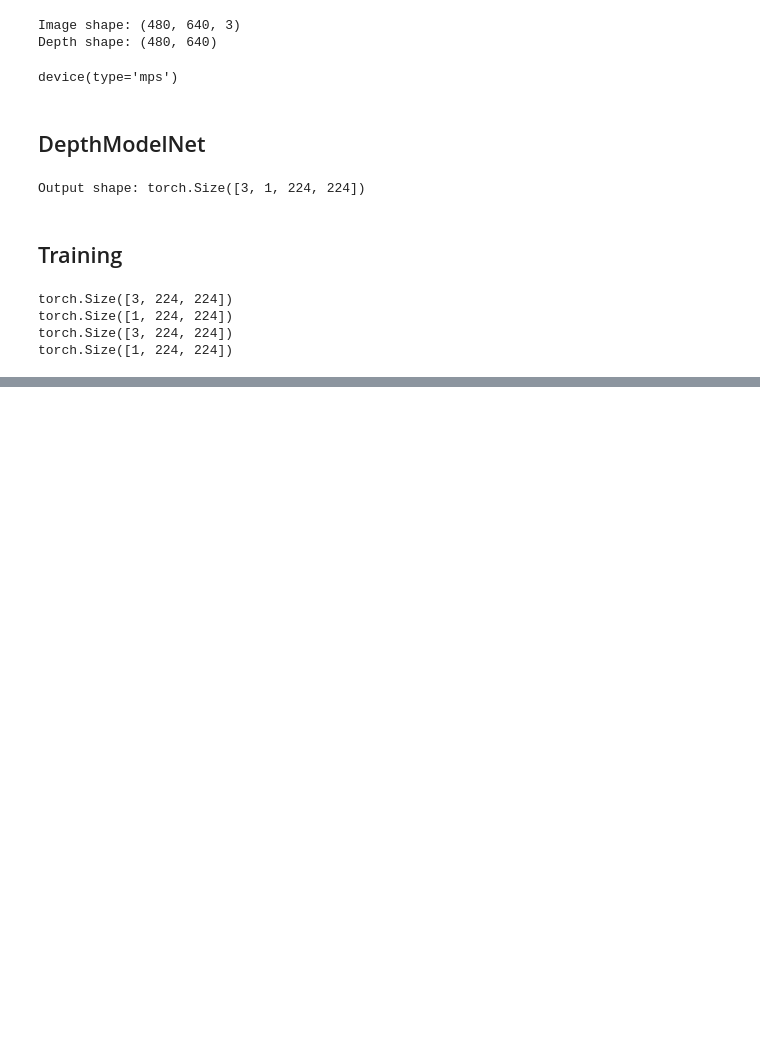
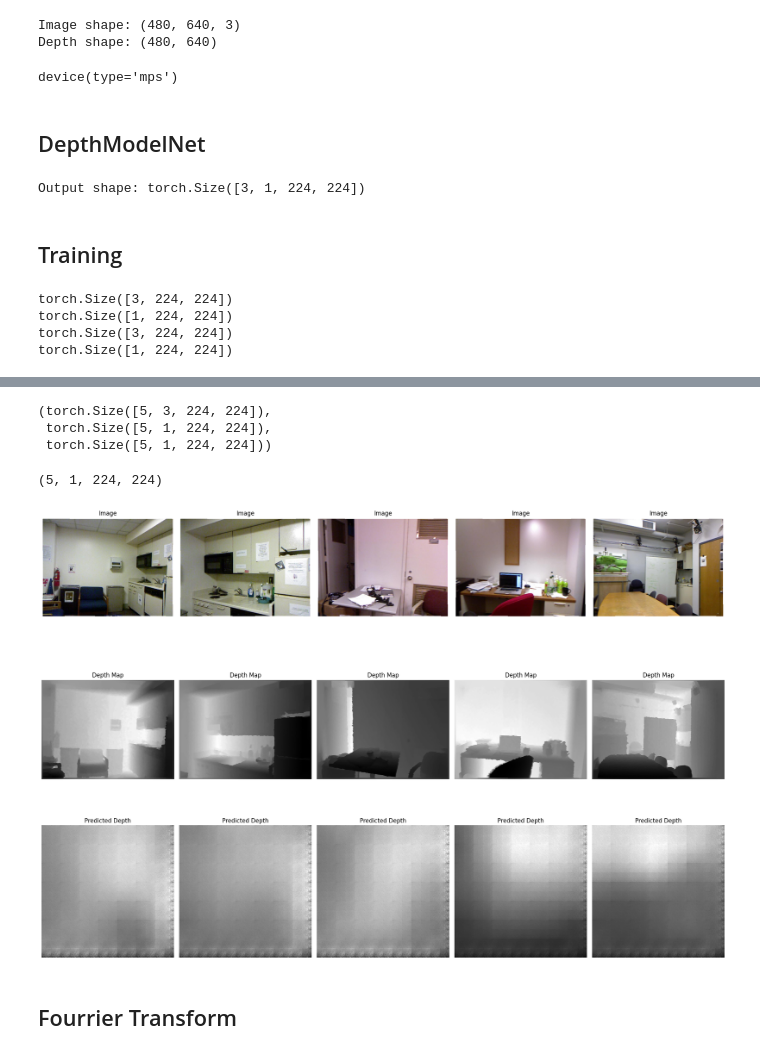
Before and after one commit to aminekhelif/DEPTH, a Jupyter notebook: training.ipynb, the cells around one changed output, grey strips where cells are left out. Saved outputs shown, nothing was run; the diff lists cells and outputs as text; code cells hidden in the pictures; blank space fills up the shorter version.

```diff
--- a/training.ipynb
+++ b/training.ipynb
@@ -368,0 +500,11 @@ KeyboardInterrupt:
+# %%
+# load model
+model = DepthEstimationNet(device=device)
+model.load_state_dict(torch.load('./models/training_runs/best_model.pth'))
+
+# Correct dataset instantiation
+batch_size = 5
+data_dir = './data/nyu_v2'
+test_dataset = CustomDataset(dataset_path=data_dir, transform=AlbumentationsWrapper(get_validation_augmentation()))
+test_dataloader = DataLoader(test_dataset, batch_size=batch_size, shuffle=False)
+summary(model)
@@ -368,0 +529,66 @@ KeyboardInterrupt:
+# %%
+
+# test the model
+model.eval()
+sample = next(iter(test_dataloader))
+with torch.no_grad():
+        inputs = sample['image'].to(device)
+        labels = sample['depth'].to(device)
+        outputs = model(inputs)
+# %%
+sample['image'].shape, outputs.shape, labels.shape
+# %% [output]
+(torch.Size([5, 3, 224, 224]),
+ torch.Size([5, 1, 224, 224]),
+ torch.Size([5, 1, 224, 224]))
+# %%
+test_depth = outputs.cpu().numpy()
+test_depth.shape
+# %% [output]
+(5, 1, 224, 224)
+# %%
+
+
+def display_samples_with_predictions(data_dir, predictions, num_samples=5):
+    images_dir = os.path.join(data_dir, 'images/train')
+    depths_dir = os.path.join(data_dir, 'depths/train')
+    image_paths = sorted([os.path.join(images_dir, name) for name in os.listdir(images_dir) if name.endswith('.p')])
+    depth_paths = sorted([os.path.join(depths_dir, name) for name in os.listdir(depths_dir) if name.endswith('.p')])
+
+    plt.figure(figsize=(20, 5 * 3))  # Adjust height for three rows
+    for i in range(num_samples):
+        image = pickle.load(open(image_paths[i], 'rb')).astype('uint8')
+        depth = pickle.load(open(depth_paths[i], 'rb'))
+        prediction = predictions[i].squeeze().cpu().numpy()
+
+        # Normalize depth map for display
+        normalized_depth = (depth - depth.min()) / (depth.max() - depth.min())
+        normalized_prediction = (prediction - prediction.min()) / (prediction.max() - prediction.min())
+
+        # Display image
+        plt.subplot(3, num_samples, i + 1)
+        plt.imshow(image)
+        plt.title('Image')
+        plt.axis('off')
+
+        # Display ground truth depth map
+        plt.subplot(3, num_samples, i + 1 + num_samples)
+        plt.imshow(normalized_depth, cmap='gray')
+        plt.title('Depth Map')
+        plt.axis('off')
+
+        # Display predicted depth map
+        plt.subplot(3, num_samples, i + 1 + num_samples * 2)
+        plt.imshow(normalized_prediction, cmap='gray')
+        plt.title('Predicted Depth')
+        plt.axis('off')
+
+    plt.tight_layout()
+    plt.show()
+
+
+display_samples_with_predictions(data_dir, outputs, num_samples=5)
+# %% [output]
+[figure, added]
+# %% [markdown]
+## Fourrier Transform
```
Also changed, not shown: parts of 7 cells of this notebook.
